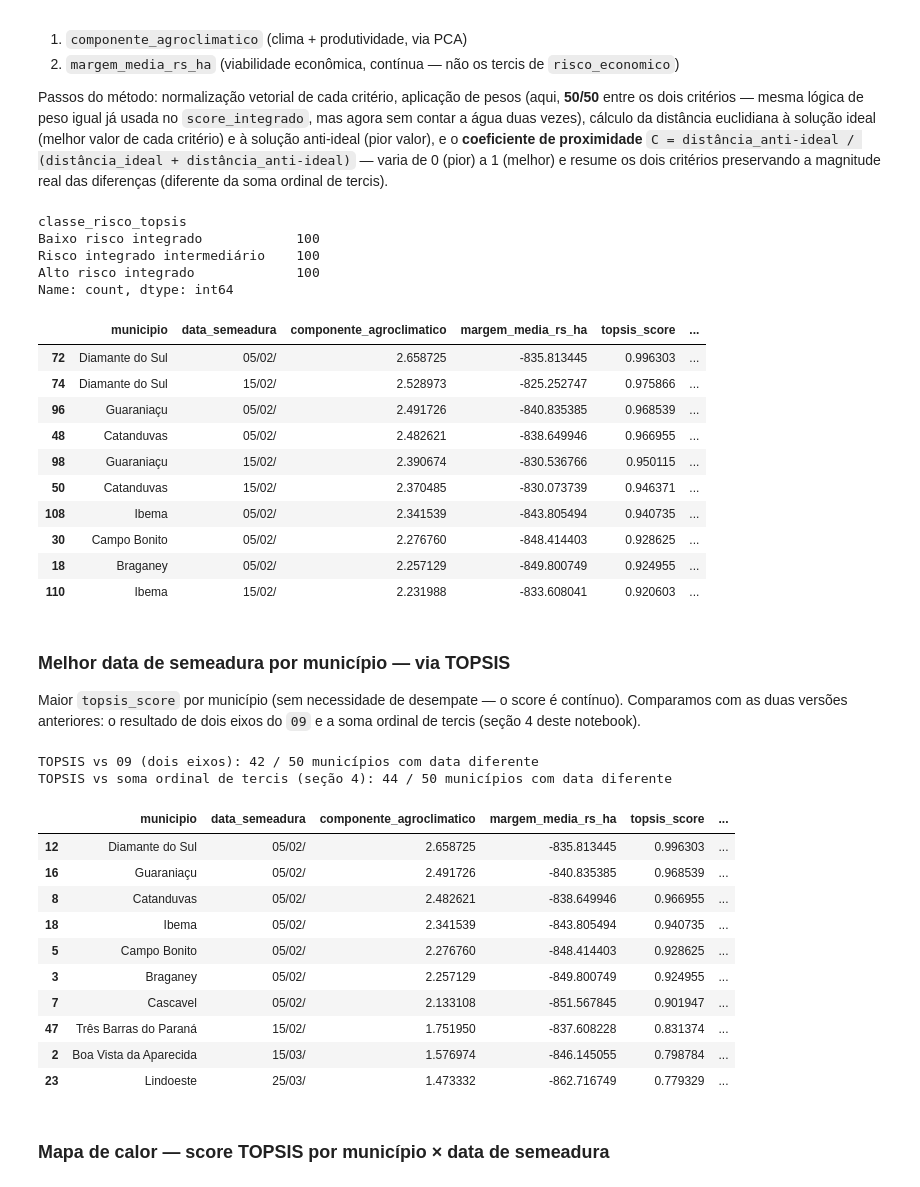
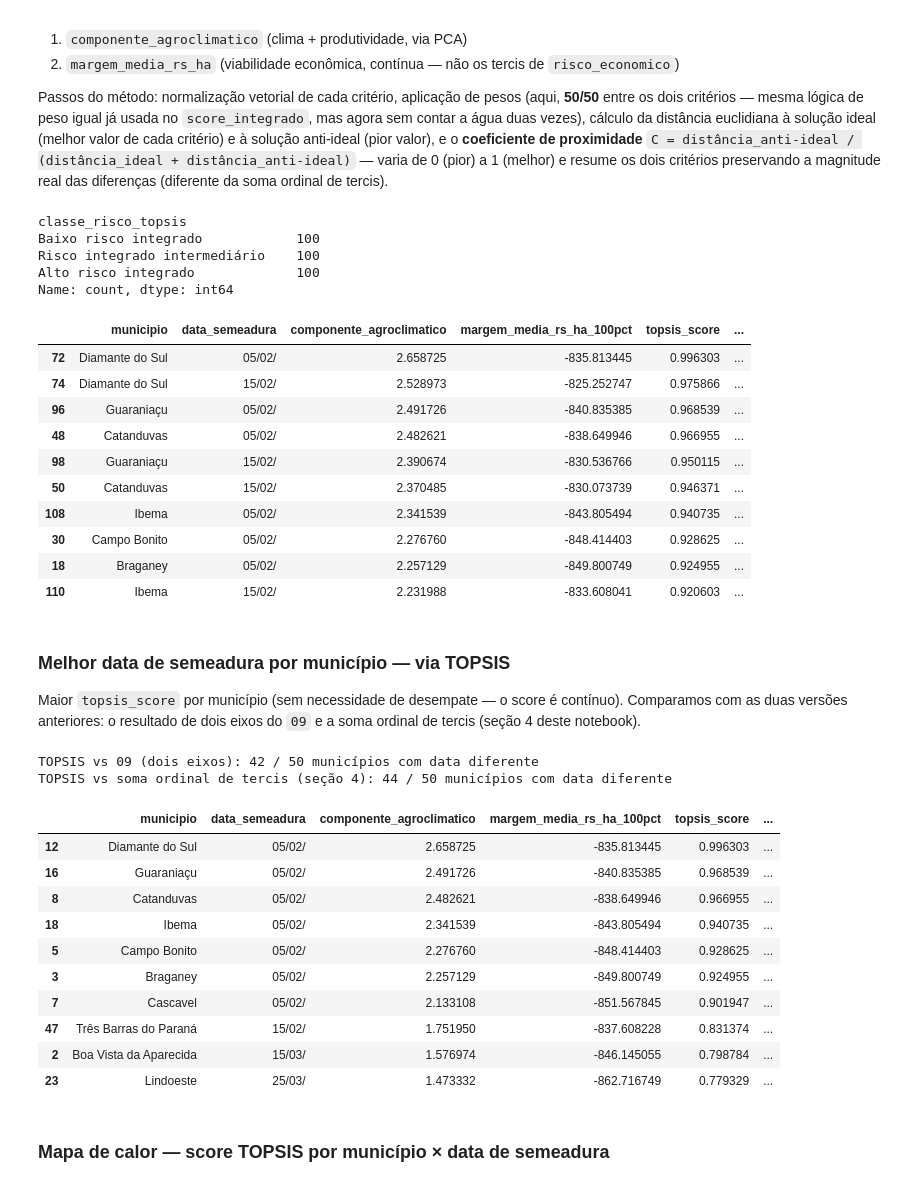
Before and after one commit to fcoliveira-utfpr/aquacrop_ml, a Jupyter notebook: 10_analise_integrada.ipynb, the cells around one changed output. Drawn from its saved outputs; the diff is of its cells as text; code cells hidden in the pictures.

```diff
--- a/10_analise_integrada.ipynb
+++ b/10_analise_integrada.ipynb
@@ -32,6 +32,10 @@ plt.rcParams["grid.alpha"] = 0.3
 previsoes = pd.read_csv("previsoes_oeste_pr.csv")
 risco_climatico = pd.read_csv("risco_climatico_oeste_pr.csv")
 risco_economico = pd.read_csv("risco_economico_oeste_pr.csv")
+# Os outros 2 cenários de rateio do custo fixo (seções 6.1/6.2 do notebook 09) — usados na seção 6.1
+# deste notebook pra ver se o TOPSIS (que usa a margem contínua, não o tercil) é sensível ao rateio.
+risco_economico_rateio50 = pd.read_csv("risco_economico_oeste_pr_rateio50.csv")
+risco_economico_rateio_proporcional = pd.read_csv("risco_economico_oeste_pr_rateio_proporcional.csv")
 melhor_data_09 = pd.read_csv("melhor_data_semeadura_por_municipio.csv")
 
 SEM = ["05/02/", "15/02/", "25/02/", "05/03/", "15/03/", "25/03/"]
@@ -145,6 +149,19 @@ matriz_integrada = (
     .merge(produtividade_cidade_data.drop(columns="n_anos"), on=["municipio", "data_semeadura"])
     .merge(
         risco_economico[["municipio", "data_semeadura", "pct_anos_cobre_custo", "margem_media_rs_ha", "risco_economico"]],
+        on=["municipio", "data_semeadura"],
+    )
+    .rename(columns={"margem_media_rs_ha": "margem_media_rs_ha_100pct"})
+    .merge(
+        risco_economico_rateio50[["municipio", "data_semeadura", "margem_media_rs_ha"]].rename(
+            columns={"margem_media_rs_ha": "margem_media_rs_ha_rateio50"}
+        ),
+        on=["municipio", "data_semeadura"],
+    )
+    .merge(
+        risco_economico_rateio_proporcional[["municipio", "data_semeadura", "margem_media_rs_ha"]].rename(
+            columns={"margem_media_rs_ha": "margem_media_rs_ha_rateio_proporcional"}
+        ),
         on=["municipio", "data_semeadura"],
     )
 )
@@ -159,6 +176,9 @@ ORDEM_ECONOMICO = {"Mais viável": 0, "Viabilidade intermediária": 1, "Menos vi
 
 matriz_integrada["score_clima"] = matriz_integrada["risco_climatico"].map(ORDEM_CLIMA).astype(int)
 matriz_integrada["score_produtividade"] = matriz_integrada["classe_produtividade"].map(ORDEM_PRODUTIVIDADE).astype(int)
+# risco_economico (tercil) é idêntico nos 3 cenários de rateio (ver 09, seções 6.1/6.2) — o
+# score ordinal abaixo não muda entre cenários; a sensibilidade real aparece só no TOPSIS
+# (seção 6.1 deste notebook), que usa a margem contínua.
 matriz_integrada["score_economico"] = matriz_integrada["risco_economico"].map(ORDEM_ECONOMICO).astype(int)
 matriz_integrada["score_integrado"] = (
     matriz_integrada["score_clima"] + matriz_integrada["score_produtividade"] + matriz_integrada["score_economico"]
@@ -317,37 +337,48 @@ os dois critérios — mesma lógica de peso igual já usada no `score_integrado
 (distância_ideal + distância_anti-ideal)` — varia de 0 (pior) a 1 (melhor) e resume os dois
 critérios preservando a magnitude real das diferenças (diferente da soma ordinal de tercis).
 # %%
-criterios = matriz_integrada[["componente_agroclimatico", "margem_media_rs_ha"]].to_numpy()
+def calcular_topsis(matriz, coluna_margem, pesos=np.array([0.5, 0.5])):
+    criterios = matriz[["componente_agroclimatico", coluna_margem]].to_numpy()
+    norm = criterios / np.sqrt((criterios ** 2).sum(axis=0))
+    matriz_pesada = norm * pesos
+
+    solucao_ideal = matriz_pesada.max(axis=0)       # melhor valor de cada critério (ambos "quanto maior, melhor")
+    solucao_anti_ideal = matriz_pesada.min(axis=0)
+
+    dist_ideal = np.sqrt(((matriz_pesada - solucao_ideal) ** 2).sum(axis=1))
+    dist_anti_ideal = np.sqrt(((matriz_pesada - solucao_anti_ideal) ** 2).sum(axis=1))
+    return dist_anti_ideal / (dist_ideal + dist_anti_ideal)
+
+
 pesos = np.array([0.5, 0.5])  # ajuste aqui se algum critério for considerado mais importante
 
-norm = criterios / np.sqrt((criterios ** 2).sum(axis=0))
-matriz_pesada = norm * pesos
-
-solucao_ideal = matriz_pesada.max(axis=0)       # melhor valor de cada critério (ambos "quanto maior, melhor")
-solucao_anti_ideal = matriz_pesada.min(axis=0)
-
-dist_ideal = np.sqrt(((matriz_pesada - solucao_ideal) ** 2).sum(axis=1))
-dist_anti_ideal = np.sqrt(((matriz_pesada - solucao_anti_ideal) ** 2).sum(axis=1))
-
-matriz_integrada["topsis_score"] = dist_anti_ideal / (dist_ideal + dist_anti_ideal)
+# Cenário principal (100% do custo fixo) — continua sendo o que alimenta o restante do notebook
+# (heatmap, exportação de melhor_data_semeadura_topsis.csv).
+matriz_integrada["topsis_score"] = calcular_topsis(matriz_integrada, "margem_media_rs_ha_100pct", pesos)
 matriz_integrada["classe_risco_topsis"] = pd.qcut(
     matriz_integrada["topsis_score"], q=3,
     labels=["Alto risco integrado", "Risco integrado intermediário", "Baixo risco integrado"],
 ).astype(str)
 
+# Os outros 2 cenários de rateio — usados na seção 6.1 pra testar a sensibilidade do TOPSIS ao
+# rateio do custo fixo (diferente do score ordinal, o TOPSIS usa a margem contínua, então pode
+# ser mais sensível — ver seção 6.1 logo abaixo).
+matriz_integrada["topsis_score_rateio50"] = calcular_topsis(matriz_integrada, "margem_media_rs_ha_rateio50", pesos)
+matriz_integrada["topsis_score_rateio_proporcional"] = calcular_topsis(matriz_integrada, "margem_media_rs_ha_rateio_proporcional", pesos)
+
 matriz_integrada.to_csv("matriz_topsis_oeste_pr.csv", index=False, encoding="utf-8-sig")
 
 print(matriz_integrada["classe_risco_topsis"].value_counts())
 matriz_integrada.sort_values("topsis_score", ascending=False)[
-    ["municipio", "data_semeadura", "componente_agroclimatico", "margem_media_rs_ha", "topsis_score", "classe_risco_topsis"]
+    ["municipio", "data_semeadura", "componente_agroclimatico", "margem_media_rs_ha_100pct", "topsis_score", "classe_risco_topsis"]
 ].head(10)
 # %% [output]
 classe_risco_topsis
 Baixo risco integrado            100
 Risco integrado intermediário    100
 Alto risco integrado             100
 Name: count, dtype: int64
-|  | municipio | data_semeadura | componente_agroclimatico | margem_media_rs_ha | topsis_score | ... |
+|  | municipio | data_semeadura | componente_agroclimatico | margem_media_rs_ha_100pct | topsis_score | ... |
 | 72 | Diamante do Sul | 05/02/ | 2.658725 | -835.813445 | 0.996303 | ... |
 | 74 | Diamante do Sul | 15/02/ | 2.528973 | -825.252747 | 0.975866 | ... |
 | 96 | Guaraniaçu | 05/02/ | 2.491726 | -840.835385 | 0.968539 | ... |
@@ -370,7 +401,7 @@ melhor_data_topsis = (
     .groupby("municipio")
     .first()
     .reset_index()[[
-        "municipio", "data_semeadura", "componente_agroclimatico", "margem_media_rs_ha",
+        "municipio", "data_semeadura", "componente_agroclimatico", "margem_media_rs_ha_100pct",
         "topsis_score", "classe_risco_topsis",
     ]]
 )
@@ -392,7 +423,7 @@ melhor_data_topsis.sort_values("topsis_score", ascending=False).head(10)
 # %% [output]
 TOPSIS vs 09 (dois eixos): 42 / 50 municípios com data diferente
 TOPSIS vs soma ordinal de tercis (seção 4): 44 / 50 municípios com data diferente
-|  | municipio | data_semeadura | componente_agroclimatico | margem_media_rs_ha | topsis_score | ... |
+|  | municipio | data_semeadura | componente_agroclimatico | margem_media_rs_ha_100pct | topsis_score | ... |
 | 12 | Diamante do Sul | 05/02/ | 2.658725 | -835.813445 | 0.996303 | ... |
 | 16 | Guaraniaçu | 05/02/ | 2.491726 | -840.835385 | 0.968539 | ... |
 | 8 | Catanduvas | 05/02/ | 2.482621 | -838.649946 | 0.966955 | ... |
```
Also changed, not shown: parts of 3 cells of this notebook, 13 other files.
